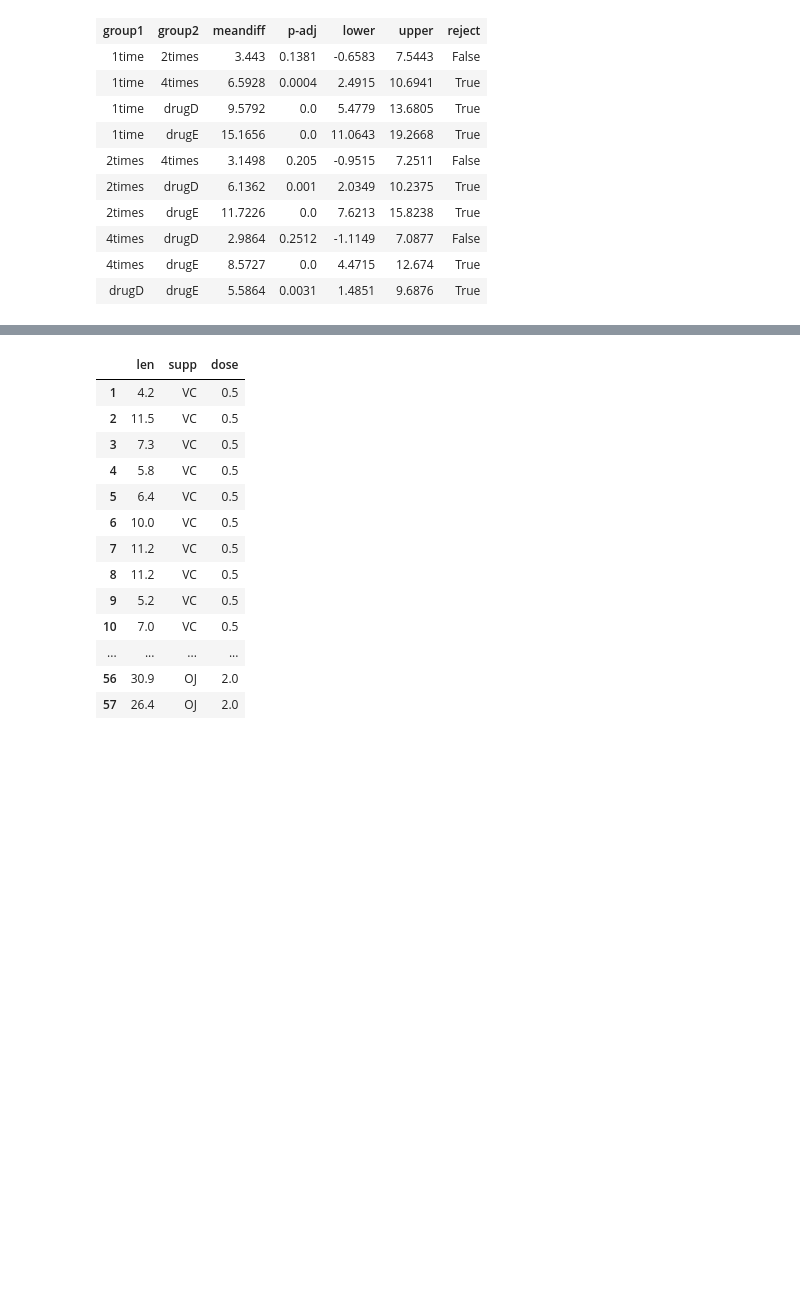
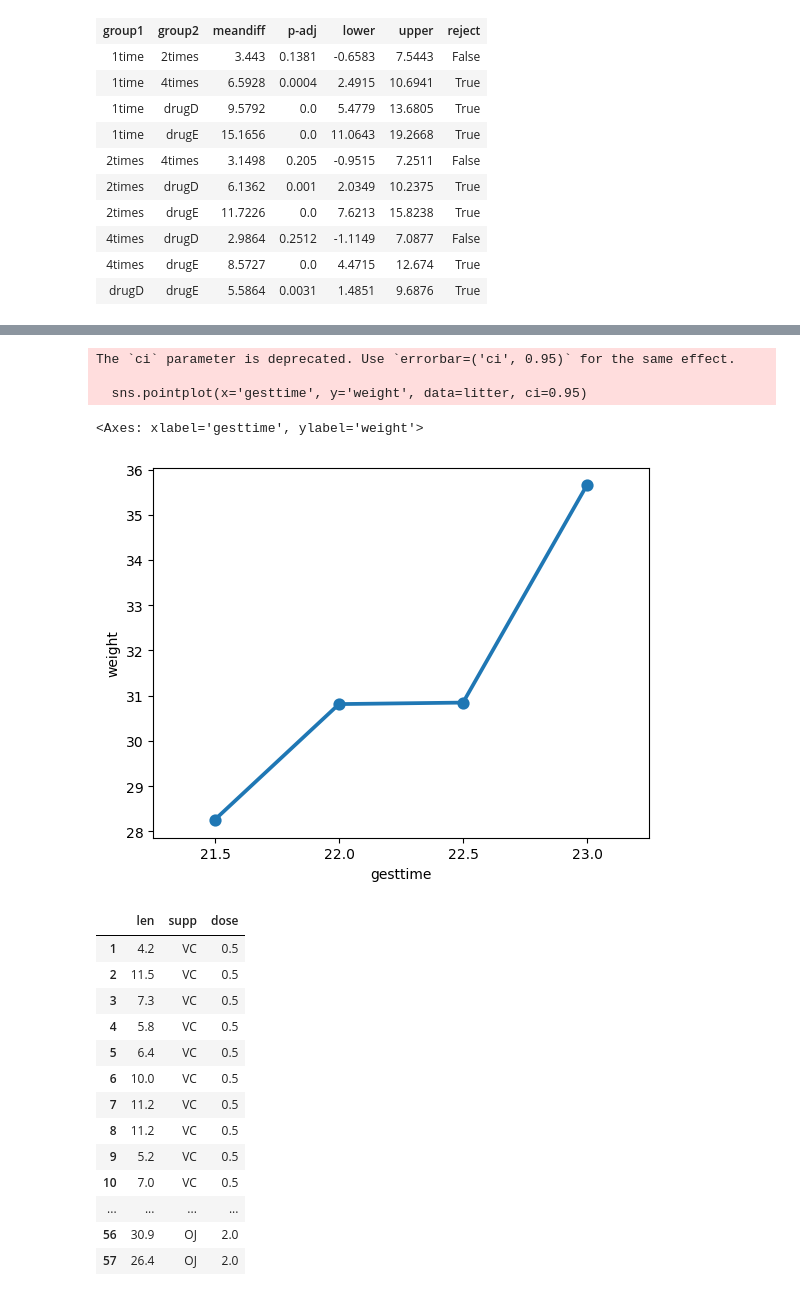
Before and after one commit to yori-lol/R-in-Action-Python, a Jupyter notebook: 9 ANOVA.ipynb, the cells around one changed output, grey strips where cells are left out. Saved outputs shown, nothing was run; the diff lists cells and outputs as text; code cells hidden in the pictures; blank space fills up the shorter version.

```diff
--- a/9 ANOVA.ipynb
+++ b/9 ANOVA.ipynb
@@ -127,3 +127,6 @@ Multiple Comparison of Means - Tukey HSD, FWER=0.05
 | 4times | drugD | 2.9864 | 0.2512 | -1.1149 | 7.0877 | False |
 | 4times | drugE | 8.5727 | 0.0 | 4.4715 | 12.674 | True |
 | drugD | drugE | 5.5864 | 0.0031 | 1.4851 | 9.6876 | True |
+# %%
+# 单因素协方差分析
+litter = pd.read_csv(r'data_set/litter.csv', index_col=0)
@@ -130,3 +182,11 @@ Multiple Comparison of Means - Tukey HSD, FWER=0.05
+# %%
+sns.pointplot(x='gesttime', y='weight', data=litter, ci=0.95)
+# %% [output]
+The `ci` parameter is deprecated. Use `errorbar=('ci', 0.95)` for the same effect.
+
+  sns.pointplot(x='gesttime', y='weight', data=litter, ci=0.95)
+<Axes: xlabel='gesttime', ylabel='weight'>
+[figure, added]
 # %%
 # 双因素方差分析
 toothgrowth = pd.read_csv(r'data_set/toothgrowth.csv', index_col=0)
```
Also changed, not shown: parts of 9 cells of this notebook, 3 other files.
